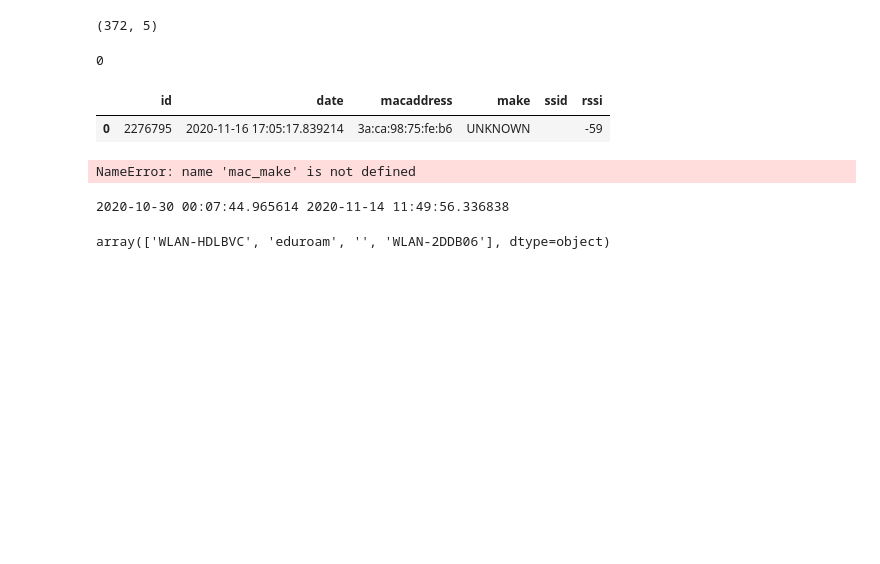
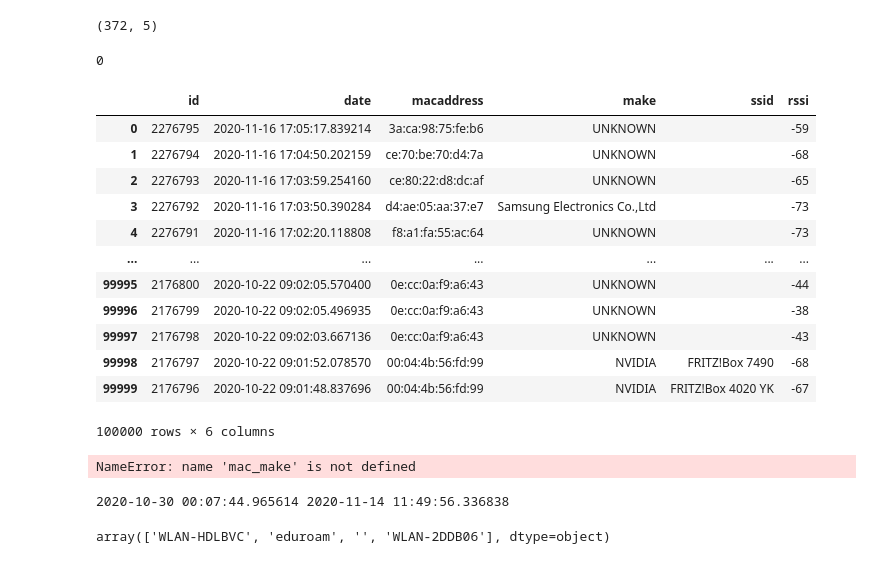
Before and after one commit to lheimbs/attendance-monitor, a Jupyter notebook: jupyter/probe_analysis.ipynb, the cells around one changed output. Drawn from its saved outputs; the diff is of its cells as text; code cells hidden in the pictures; blank space fills up the shorter version.

```diff
--- a/jupyter/probe_analysis.ipynb
+++ b/jupyter/probe_analysis.ipynb
@@ -47,3 +45,5 @@ def get_mac_vendor(mac):
+# %%
+data = get_data()
 # %%
 with session_scope() as session:
     print(session.query(ProbeRequest.make).filter(func.lower(ProbeRequest.macaddress).startswith("da:a1:19")).distinct(ProbeRequest.macaddress).count())
@@ -77,11 +78,22 @@ Probe().filter(ProbeRequest.date.between(before, now)).count()
 0
 # %%
 mac = data.macaddress.unique()[0]
-# %%
-data[data.macaddress==mac]
-# %% [output]
-|  | id | date | macaddress | make | ssid | rssi |
-| 0 | 2276795 | 2020-11-16 17:05:17.839214 | 3a:ca:98:75:fe:b6 | UNKNOWN |  | -59 |
+# %%
+data
+# %% [output]
+|  | id | date | macaddress | make | ssid | rssi |
+| 0 | 2276795 | 2020-11-16 17:05:17.839214 | 3a:ca:98:75:fe:b6 | UNKNOWN |  | -59 |
+| 1 | 2276794 | 2020-11-16 17:04:50.202159 | ce:70:be:70:d4:7a | UNKNOWN |  | -68 |
+| 2 | 2276793 | 2020-11-16 17:03:59.254160 | ce:80:22:d8:dc:af | UNKNOWN |  | -65 |
+| 3 | 2276792 | 2020-11-16 17:03:50.390284 | d4:ae:05:aa:37:e7 | Samsung Electronics Co.,Ltd |  | -73 |
+| 4 | 2276791 | 2020-11-16 17:02:20.118808 | f8:a1:fa:55:ac:64 | UNKNOWN |  | -73 |
+| ... | ... | ... | ... | ... | ... | ... |
+| 99995 | 2176800 | 2020-10-22 09:02:05.570400 | 0e:cc:0a:f9:a6:43 | UNKNOWN |  | -44 |
+| 99996 | 2176799 | 2020-10-22 09:02:05.496935 | 0e:cc:0a:f9:a6:43 | UNKNOWN |  | -38 |
+| 99997 | 2176798 | 2020-10-22 09:02:03.667136 | 0e:cc:0a:f9:a6:43 | UNKNOWN |  | -43 |
+| 99998 | 2176797 | 2020-10-22 09:01:52.078570 | 00:04:4b:56:fd:99 | NVIDIA | FRITZ!Box 7490 | -68 |
+| 99999 | 2176796 | 2020-10-22 09:01:48.837696 | 00:04:4b:56:fd:99 | NVIDIA | FRITZ!Box 4020 YK | -67 |
+100000 rows × 6 columns
 # %%
 
 
```
Also changed, not shown: parts of 3 cells of this notebook, 1 other file.
